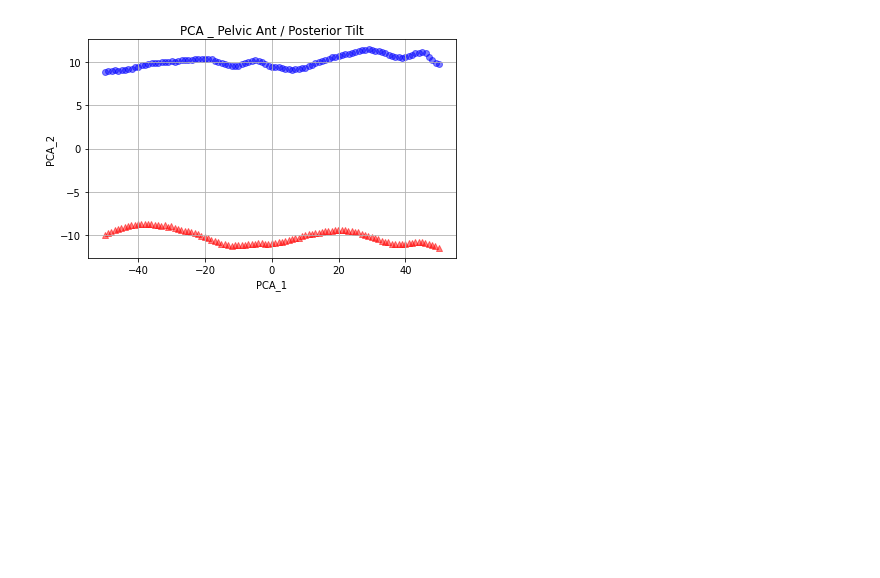
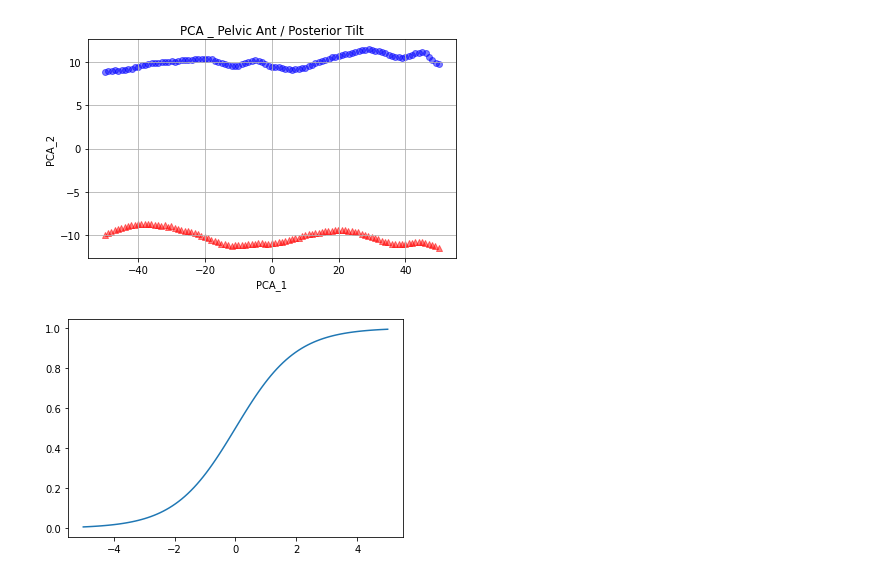
Before and after one commit to Beta628427/Tesis, a Jupyter notebook: 2_Beta___Cod/Beta_PCA/PCA_Cod_master_v1.ipynb, the cells around one changed output. Cells and saved outputs as stored; diff of their text form; code cells hidden in the pictures; blank space fills up the shorter version.

```diff
--- a/2_Beta___Cod/Beta_PCA/PCA_Cod_master_v1.ipynb
+++ b/2_Beta___Cod/Beta_PCA/PCA_Cod_master_v1.ipynb
@@ -134,3 +166,68 @@ plt.tight_layout()
 plt.show()
 # %% [output]
 [figure]
+# %%
+# Re-defino X,Y
+X = transformada
+Y = Y
+# %%
+# ==============================================================================
+# RED NEURONAL <<<<< NO MODIFICAR >>>>>
+# ==============================================================================
+# Clase de capa de red
+class neural_layer():
+  def __init__(self, n_conn, n_neur, act_f):
+    self.act_f = act_f
+    self.b = np.random.rand(1, n_neur)      * 2 - 1
+    self.W = np.random.rand(n_conn, n_neur) * 2 - 1
+# ==============================================================================
+# Funciones de activación
+# Sigmoido
+sigm = (lambda x: 1 / (1 + np.e ** (-x)),
+        lambda x: x * (1 - x))
+# Relu
+relu = lambda x: np.maximum(0, x)
+_x = np.linspace(-5, 5, 100)
+plt.plot(_x, sigm[0](_x))
+# ==============================================================================
+# creamos red neurnal
+def create_nn(topology, act_f):
+  nn = []
+  for l, layer in enumerate(topology[:-1]):
+    nn.append(neural_layer(topology[l], topology[l+1], act_f))
+  return nn
+# ==============================================================================
+topology = [2,8,16,8,4,1]
+neural_net = create_nn(topology, sigm)
+l2_cost = (lambda Yp, Yr: np.mean((Yp - Yr) ** 2),
+           lambda Yp, Yr: (Yp - Yr))
+def train(neural_net, X, Y, l2_cost, lr=0.5, train=True):
+  out = [(None, X)]
+  # Forward pass
+  for l, layer in enumerate(neural_net):
+    z = out[-1][1] @ neural_net[l].W + neural_net[l].b
+    a = neural_net[l].act_f[0](z)
+    out.append((z, a))
+  if train:
+    # Backward pass
+    deltas = []
+    for l in reversed(range(0, len(neural_net))):
+      z = out[l+1][0]
+      a = out[l+1][1]
+      if l == len(neural_net) - 1:
+        # calculamos delta de ultima capa
+        # formula de delta0
+        deltas.insert(0, l2_cost[1](a, Y) * neural_net[l].act_f[1](a))
+      else:
+        # calcular delta respecto a capa previa
+        deltas.insert(0, deltas[0] @ _W.T * neural_net[l].act_f[1](a))
+      _W = neural_net[l].W
+      # Gradient descent
+      neural_net[l].b = neural_net[l].b - np.mean(deltas[0], axis=0,
+                                                  keepdims=True) * lr
+      neural_net[l].W = neural_net[l].W - out[l][1].T @ deltas[0] * lr
+  return out[-1][1]
+train(neural_net, X, Y, l2_cost, 0.5)
+print("")
+# %% [output]
+[figure, added]
```
Also changed, not shown: parts of 4 cells of this notebook.
